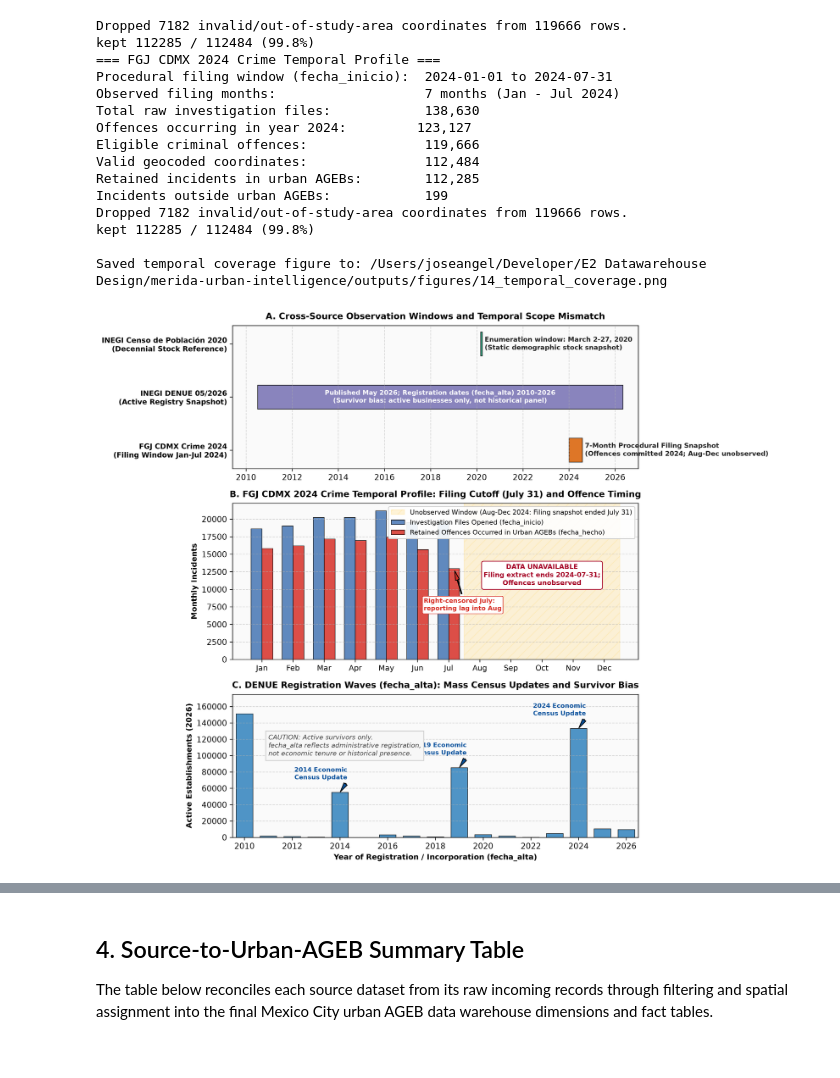
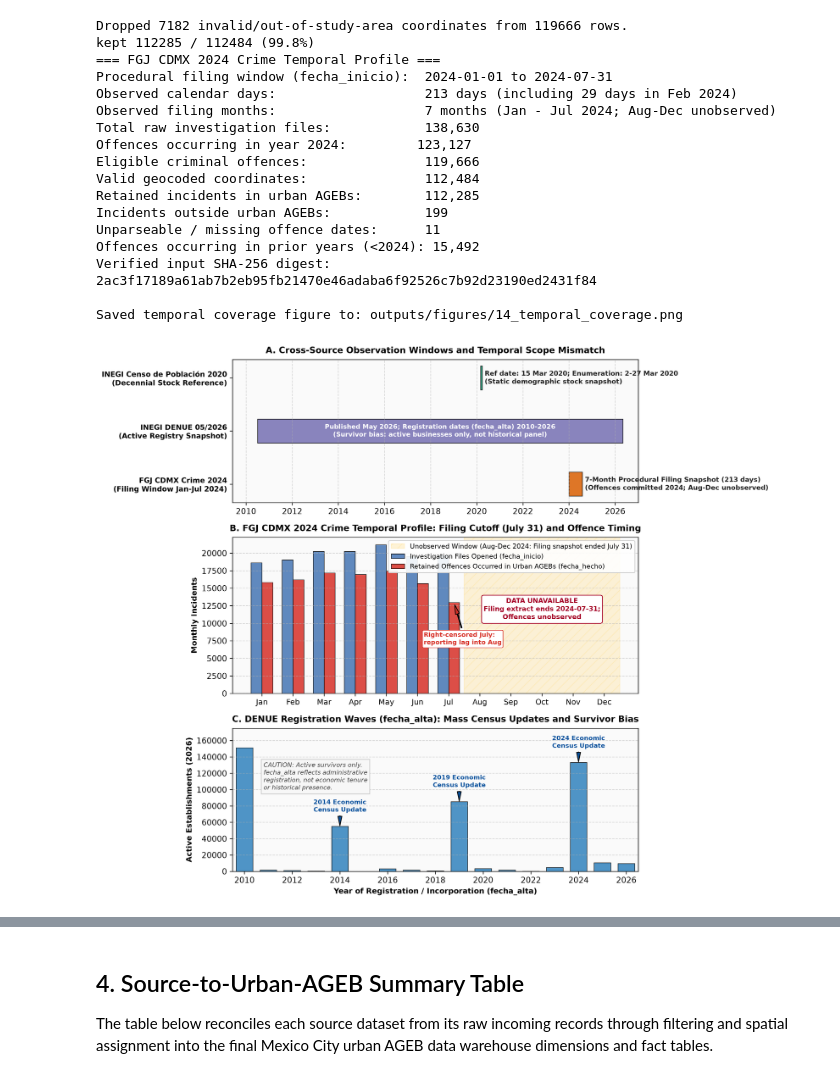
Before and after one commit to joseeangel0/merida-urban-intelligence, a Jupyter notebook: notebooks/14_integration_check.ipynb, the cells around one changed output, grey strips where cells are left out. Saved outputs shown, nothing was run; the diff lists cells and outputs as text; code cells hidden in the pictures.

Commit message:
fix(geo): address review findings on provenance, partitioning and temporal semantics

```diff
--- a/notebooks/14_integration_check.ipynb
+++ b/notebooks/14_integration_check.ipynb
@@ -169,41 +260,50 @@ A foundational consideration in urban data warehousing is reconciling heterogene
 # %%
 # Profile crime filing and offence dates
 crime_info = crime_temporal_and_grain_check()
 
 print("=== FGJ CDMX 2024 Crime Temporal Profile ===")
 print(f"Procedural filing window (fecha_inicio):  {crime_info['filing_start']} to {crime_info['filing_end']}")
-print(f"Observed filing months:                   {crime_info['filing_months_count']} months (Jan - Jul 2024)")
+print(f"Observed calendar days:                   {crime_info['calendar_days_count']} days (including {crime_info['february_days_count']} days in Feb 2024)")
+print(f"Observed filing months:                   {crime_info['filing_months_count']} months (Jan - Jul 2024; Aug-Dec unobserved)")
 print(f"Total raw investigation files:            {crime_info['raw_count']:,}")
 print(f"Offences occurring in year {CRIME_YEAR}:         {crime_info['year_2024_count']:,}")
 print(f"Eligible criminal offences:               {crime_info['eligible_count']:,}")
 print(f"Valid geocoded coordinates:               {crime_info['valid_coords_count']:,}")
 print(f"Retained incidents in urban AGEBs:        {crime_info['retained_count']:,}")
 print(f"Incidents outside urban AGEBs:            {crime_info['outside_count']:,}")
+print(f"Unparseable / missing offence dates:      {crime_info['invalid_dates_count']:,}")
+print(f"Offences occurring in prior years (<2024): {crime_info['earlier_years_count']:,}")
+print(f"Verified input SHA-256 digest:            {crime_info['sha256_digest']}")
 
-# Generate and export the 3-panel temporal coverage figure
-fig, axes = plot_cross_source_temporal_coverage()
+# Generate and export the 3-panel temporal coverage figure (reusing precomputed monthly series)
+fig, axes = plot_cross_source_temporal_coverage(
+    filing_monthly=crime_info["monthly_filings"],
+    offence_monthly=crime_info["monthly_retained_offences"],
+)
 plt.close(fig)  # Close memory handle after saving
 
-temporal_fig_path = OUTPUT_FIGURES / "14_temporal_coverage.png"
-print(f"\nSaved temporal coverage figure to: {temporal_fig_path}")
-display(Image(filename=str(temporal_fig_path)))
+temporal_fig_rel = (OUTPUT_FIGURES / "14_temporal_coverage.png").relative_to(ROOT) if (OUTPUT_FIGURES / "14_temporal_coverage.png").is_relative_to(ROOT) else "outputs/figures/14_temporal_coverage.png"
+print(f"\nSaved temporal coverage figure to: {temporal_fig_rel}")
+display(Image(filename=str(OUTPUT_FIGURES / "14_temporal_coverage.png")))
 # %% [output]
 Dropped 7182 invalid/out-of-study-area coordinates from 119666 rows.
 kept 112285 / 112484 (99.8%)
 === FGJ CDMX 2024 Crime Temporal Profile ===
 Procedural filing window (fecha_inicio):  2024-01-01 to 2024-07-31
-Observed filing months:                   7 months (Jan - Jul 2024)
+Observed calendar days:                   213 days (including 29 days in Feb 2024)
+Observed filing months:                   7 months (Jan - Jul 2024; Aug-Dec unobserved)
 Total raw investigation files:            138,630
 Offences occurring in year 2024:         123,127
 Eligible criminal offences:               119,666
 Valid geocoded coordinates:               112,484
 Retained incidents in urban AGEBs:        112,285
 Incidents outside urban AGEBs:            199
-Dropped 7182 invalid/out-of-study-area coordinates from 119666 rows.
-kept 112285 / 112484 (99.8%)
+Unparseable / missing offence dates:      11
+Offences occurring in prior years (<2024): 15,492
+Verified input SHA-256 digest:            2ac3f17189a61ab7b2eb95fb21470e46adaba6f92526c7b92d23190ed2431f84
 
-Saved temporal coverage figure to: /Users/joseangel/Developer/E2 Datawarehouse Design/merida-urban-intelligence/outputs/figures/14_temporal_coverage.png
+Saved temporal coverage figure to: outputs/figures/14_temporal_coverage.png
-[figure, old version]
+[figure, new version]
 # %% [markdown]
 ### Interpretation of Temporal Figure Findings
 
```
Also changed, not shown: parts of 14 cells of this notebook, 5 other files.
